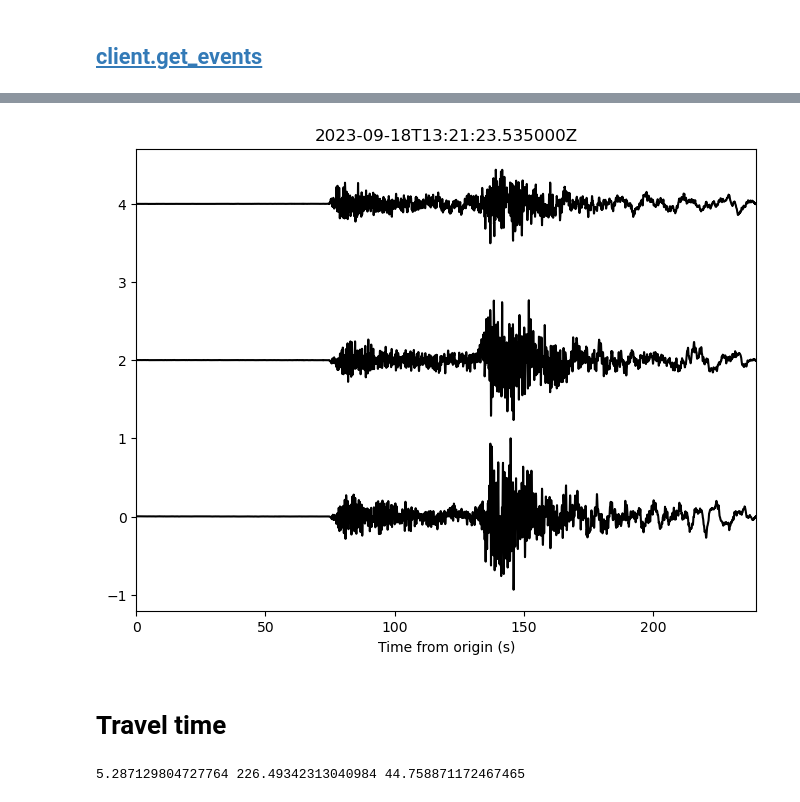
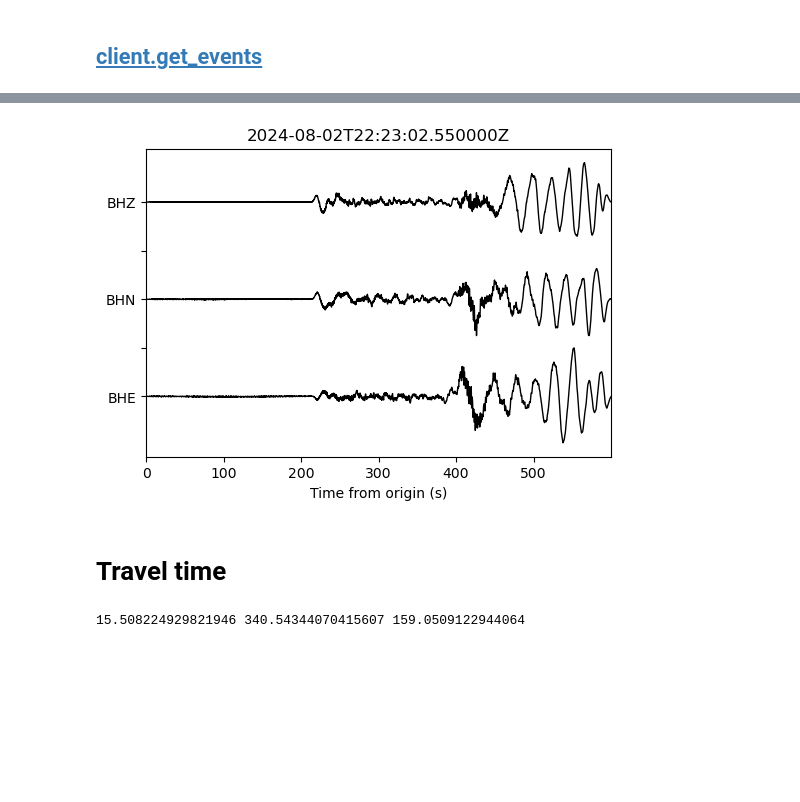
Before and after one commit to jhtong33/2024_NTU_python101, a Jupyter notebook: 03.Obspy_access_data.ipynb, the cells around one changed output, grey strips where cells are left out. Cells and saved outputs as stored; diff of their text form; code cells hidden in the pictures; blank space fills up the shorter version.

```diff
--- a/03.Obspy_access_data.ipynb
+++ b/03.Obspy_access_data.ipynb
@@ -104,13 +105,13 @@ YULB 121.297096 23.3925 340.0
 # %%
 client = Client("IRIS")
 cata = client.get_events(
-    starttime=UTCDateTime(2022, 1, 1),
-    endtime=UTCDateTime(2024, 1, 1,),
-    latitude = 24.9754,
-    longitude = 121.4881,
-    maxradius = 10,
-    minmagnitude=6,
-    orderby = 'time')
+        starttime=UTCDateTime(2024, 1, 1),
+        endtime=UTCDateTime(2025, 1, 1,),
+        latitude = 24.9754,
+        longitude = 121.4881,
+        maxradius = 20,
+        minmagnitude=6,
+        orderby = 'time')
 # %%
 for cat in cata[0:5]:
     time = cat.origins[0].time
@@ -129,9 +130,10 @@ for cat in cata[0:5]:
 ## Access waveform
 ![image.png](attachment:41a18a87-9025-4d96-979b-d0711963b3d3.png)
 # %%
-time = cata[0].origins[0].time
+idx = 5
+time = cata[idx].origins[0].time
 network = 'TW'
 station = 'TWGB'
 
 st = client.get_waveforms(network, station, "*", "BH*",
-                          time, time + 4 * 60, attach_response=True)
+                          time, time + 10 * 60, attach_response=True)
@@ -138,6 +147,7 @@ st = client.get_waveforms(network, station, "*", "BH*",
 # %%
-st.remove_response()
-st.detrend('linear')
-st.detrend('demean')
+st_copy = st.copy()
+st_copy.remove_response(pre_filt=[0.004, 0.005, 9, 10], output="VEL")
+st_copy.detrend('linear')
+st_copy.detrend('demean')
 # %% [output]
 3 Trace(s) in Stream:
@@ -147,12 +157,12 @@ TW.TWGB..BHZ | 2023-09-18T13:21:23.569500Z - 2023-09-18T13:25:23.519500Z | 20.0
 # %%
-plt.figure(figsize=(8,6))
+plt.figure(figsize=(6,4))
 
-norm = max(max(st[0].data),max(st[1].data), max(st[2].data))
-plt.plot(st[0].times(), st[0].data/norm, 'k')
-plt.plot(st[0].times(), st[1].data/norm+2, 'k')
-plt.plot(st[0].times(), st[2].data/norm+4, 'k')
-
-plt.xlim(st[0].times()[0], st[0].times()[-1])
+norm = max(max(st_copy[0].data),max(st_copy[1].data), max(st_copy[2].data))
+plt.plot(st_copy[0].times(), st_copy[0].data/norm, 'k', lw=1)
+plt.plot(st_copy[0].times(), st_copy[1].data/norm+2, 'k', lw=1)
+plt.plot(st_copy[0].times(), st_copy[2].data/norm+4, 'k', lw=1)
+plt.yticks(ticks=[0,1,2,3,4,], labels=['BHE', '', 'BHN','', 'BHZ'])
+plt.xlim(st_copy[0].times()[0], st_copy[0].times()[-1])
 plt.xlabel(f'Time from origin (s)')
 plt.title(time)
 # %% [output]
@@ -160,13 +170,13 @@ Text(0.5, 1.0, '2023-09-18T13:21:23.535000Z')
-[figure, old version]
+[figure, new version]
 # %% [markdown]
 # Travel time
 # %%
 from obspy.geodetics.base import gps2dist_azimuth, kilometers2degrees
 # %%
-dist, az, baz = gps2dist_azimuth(cata[0].origins[0].latitude, cata[0].origins[0].longitude,
+dist, az, baz = gps2dist_azimuth(cata[idx].origins[0].latitude, cata[idx].origins[0].longitude,
                                  22.817699, 121.079903)
 deg = kilometers2degrees(dist/1000)
 
 print(deg, az, baz)
 # %% [output]
-5.287129804727764 226.49342313040984 44.758871172467465
+15.508224929821946 340.54344070415607 159.0509122944064
```
Also changed, not shown: parts of 15 cells of this notebook.
